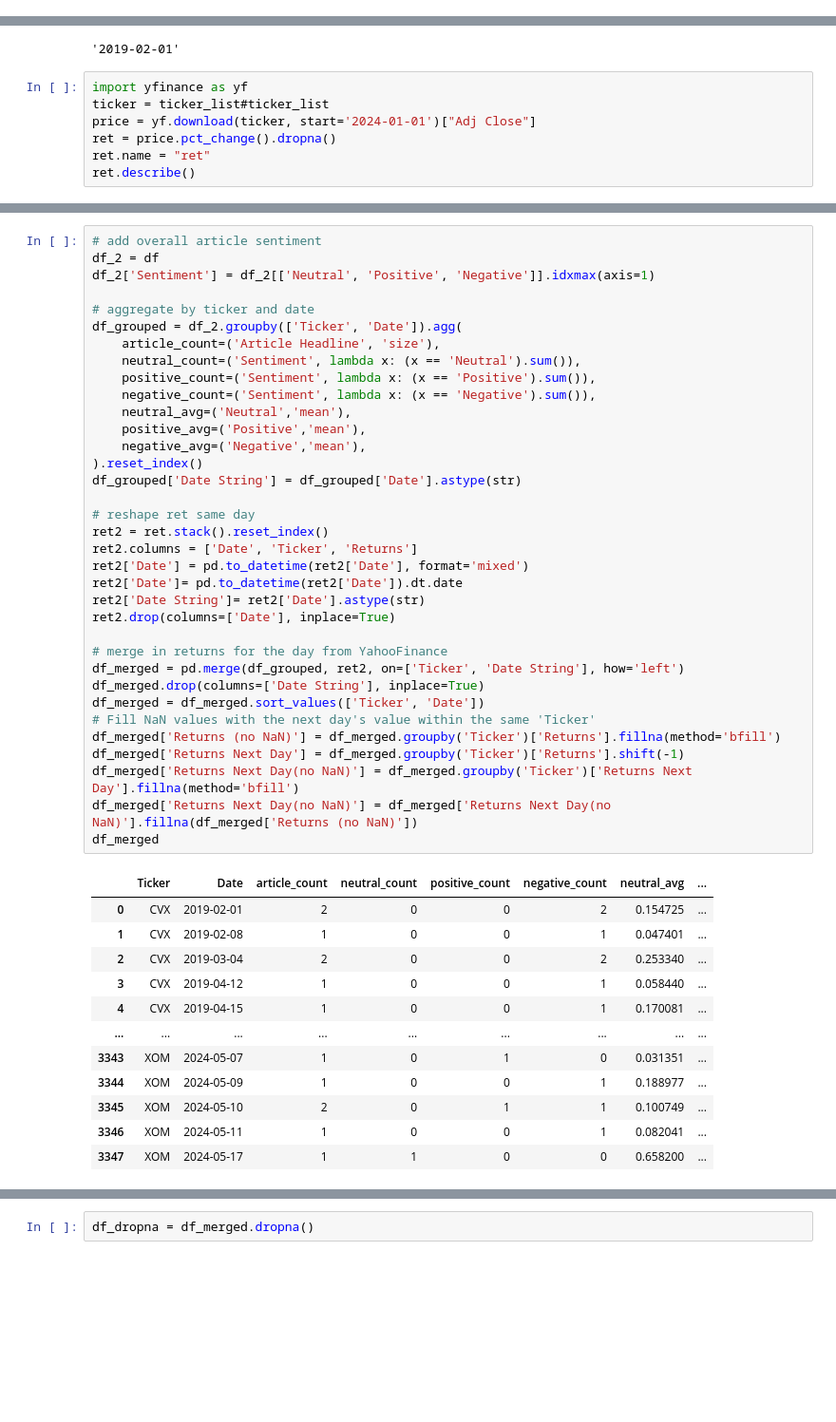
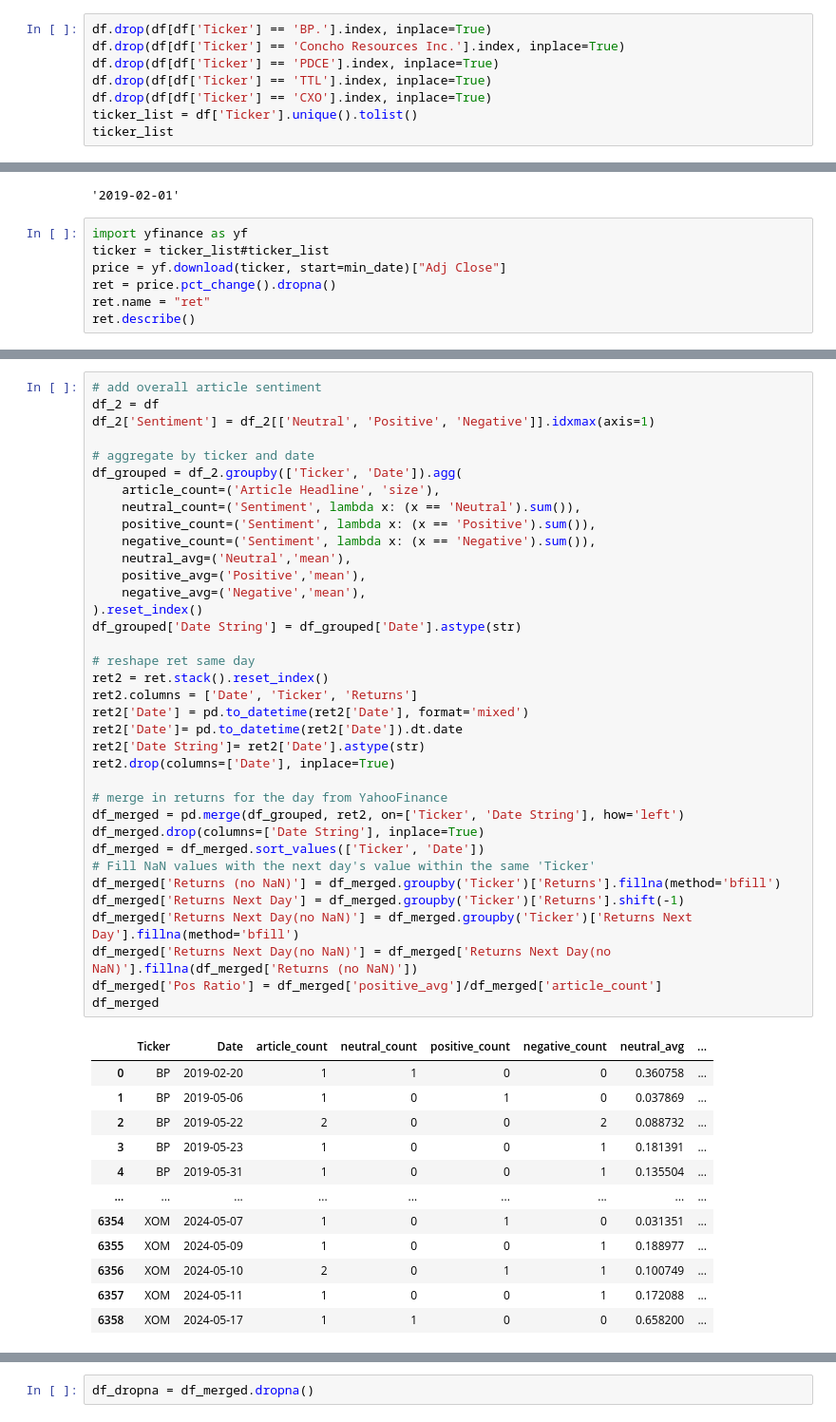
Before and after one commit to Kussil/Financial_Sentiment_LLM, a Jupyter notebook: 04_Stock_Modeling/Stock_Modeling.ipynb, the cells around one changed output, grey strips where cells are left out. Shown at 95% size. Saved outputs shown, nothing was run; the diff lists cells and outputs as text; blank space fills up the shorter version.

```diff
--- a/04_Stock_Modeling/Stock_Modeling.ipynb
+++ b/04_Stock_Modeling/Stock_Modeling.ipynb
@@ -34,0 +47,8 @@ ticker_list
+# %%
+df.drop(df[df['Ticker'] == 'BP.'].index, inplace=True)
+df.drop(df[df['Ticker'] == 'Concho Resources Inc.'].index, inplace=True)
+df.drop(df[df['Ticker'] == 'PDCE'].index, inplace=True)
+df.drop(df[df['Ticker'] == 'TTL'].index, inplace=True)
+df.drop(df[df['Ticker'] == 'CXO'].index, inplace=True)
+ticker_list = df['Ticker'].unique().tolist()
+ticker_list
@@ -40,7 +77,7 @@ min_date
 # %%
 import yfinance as yf
 ticker = ticker_list#ticker_list
-price = yf.download(ticker, start='2024-01-01')["Adj Close"]
+price = yf.download(ticker, start=min_date)["Adj Close"]
 ret = price.pct_change().dropna()
 ret.name = "ret"
 ret.describe()
@@ -65,41 +102,42 @@ df_grouped = df_2.groupby(['Ticker', 'Date']).agg(
     article_count=('Article Headline', 'size'),
     neutral_count=('Sentiment', lambda x: (x == 'Neutral').sum()),
     positive_count=('Sentiment', lambda x: (x == 'Positive').sum()),
     negative_count=('Sentiment', lambda x: (x == 'Negative').sum()),
     neutral_avg=('Neutral','mean'),
     positive_avg=('Positive','mean'),
     negative_avg=('Negative','mean'),
 ).reset_index()
 df_grouped['Date String'] = df_grouped['Date'].astype(str)
 
 # reshape ret same day
 ret2 = ret.stack().reset_index()
 ret2.columns = ['Date', 'Ticker', 'Returns']
 ret2['Date'] = pd.to_datetime(ret2['Date'], format='mixed')
 ret2['Date']= pd.to_datetime(ret2['Date']).dt.date
 ret2['Date String']= ret2['Date'].astype(str)
 ret2.drop(columns=['Date'], inplace=True)
 
 # merge in returns for the day from YahooFinance
 df_merged = pd.merge(df_grouped, ret2, on=['Ticker', 'Date String'], how='left')
 df_merged.drop(columns=['Date String'], inplace=True)
 df_merged = df_merged.sort_values(['Ticker', 'Date'])
 # Fill NaN values with the next day's value within the same 'Ticker'
 df_merged['Returns (no NaN)'] = df_merged.groupby('Ticker')['Returns'].fillna(method='bfill')
 df_merged['Returns Next Day'] = df_merged.groupby('Ticker')['Returns'].shift(-1)
 df_merged['Returns Next Day(no NaN)'] = df_merged.groupby('Ticker')['Returns Next Day'].fillna(method='bfill')
 df_merged['Returns Next Day(no NaN)'] = df_merged['Returns Next Day(no NaN)'].fillna(df_merged['Returns (no NaN)'])
+df_merged['Pos Ratio'] = df_merged['positive_avg']/df_merged['article_count']
 df_merged
 # %% [output]
 |  | Ticker | Date | article_count | neutral_count | positive_count | negative_count | neutral_avg | ... |
-| 0 | CVX | 2019-02-01 | 2 | 0 | 0 | 2 | 0.154725 | ... |
-| 1 | CVX | 2019-02-08 | 1 | 0 | 0 | 1 | 0.047401 | ... |
-| 2 | CVX | 2019-03-04 | 2 | 0 | 0 | 2 | 0.253340 | ... |
-| 3 | CVX | 2019-04-12 | 1 | 0 | 0 | 1 | 0.058440 | ... |
-| 4 | CVX | 2019-04-15 | 1 | 0 | 0 | 1 | 0.170081 | ... |
+| 0 | BP | 2019-02-20 | 1 | 1 | 0 | 0 | 0.360758 | ... |
+| 1 | BP | 2019-05-06 | 1 | 0 | 1 | 0 | 0.037869 | ... |
+| 2 | BP | 2019-05-22 | 2 | 0 | 0 | 2 | 0.088732 | ... |
+| 3 | BP | 2019-05-23 | 1 | 0 | 0 | 1 | 0.181391 | ... |
+| 4 | BP | 2019-05-31 | 1 | 0 | 0 | 1 | 0.135504 | ... |
 | ... | ... | ... | ... | ... | ... | ... | ... | ... |
-| 3343 | XOM | 2024-05-07 | 1 | 0 | 1 | 0 | 0.031351 | ... |
-| 3344 | XOM | 2024-05-09 | 1 | 0 | 0 | 1 | 0.188977 | ... |
-| 3345 | XOM | 2024-05-10 | 2 | 0 | 1 | 1 | 0.100749 | ... |
-| 3346 | XOM | 2024-05-11 | 1 | 0 | 0 | 1 | 0.082041 | ... |
-| 3347 | XOM | 2024-05-17 | 1 | 1 | 0 | 0 | 0.658200 | ... |
+| 6354 | XOM | 2024-05-07 | 1 | 0 | 1 | 0 | 0.031351 | ... |
+| 6355 | XOM | 2024-05-09 | 1 | 0 | 0 | 1 | 0.188977 | ... |
+| 6356 | XOM | 2024-05-10 | 2 | 0 | 1 | 1 | 0.100749 | ... |
+| 6357 | XOM | 2024-05-11 | 1 | 0 | 0 | 1 | 0.172088 | ... |
+| 6358 | XOM | 2024-05-17 | 1 | 1 | 0 | 0 | 0.658200 | ... |
```
Also changed, not shown: parts of 18 cells of this notebook.
